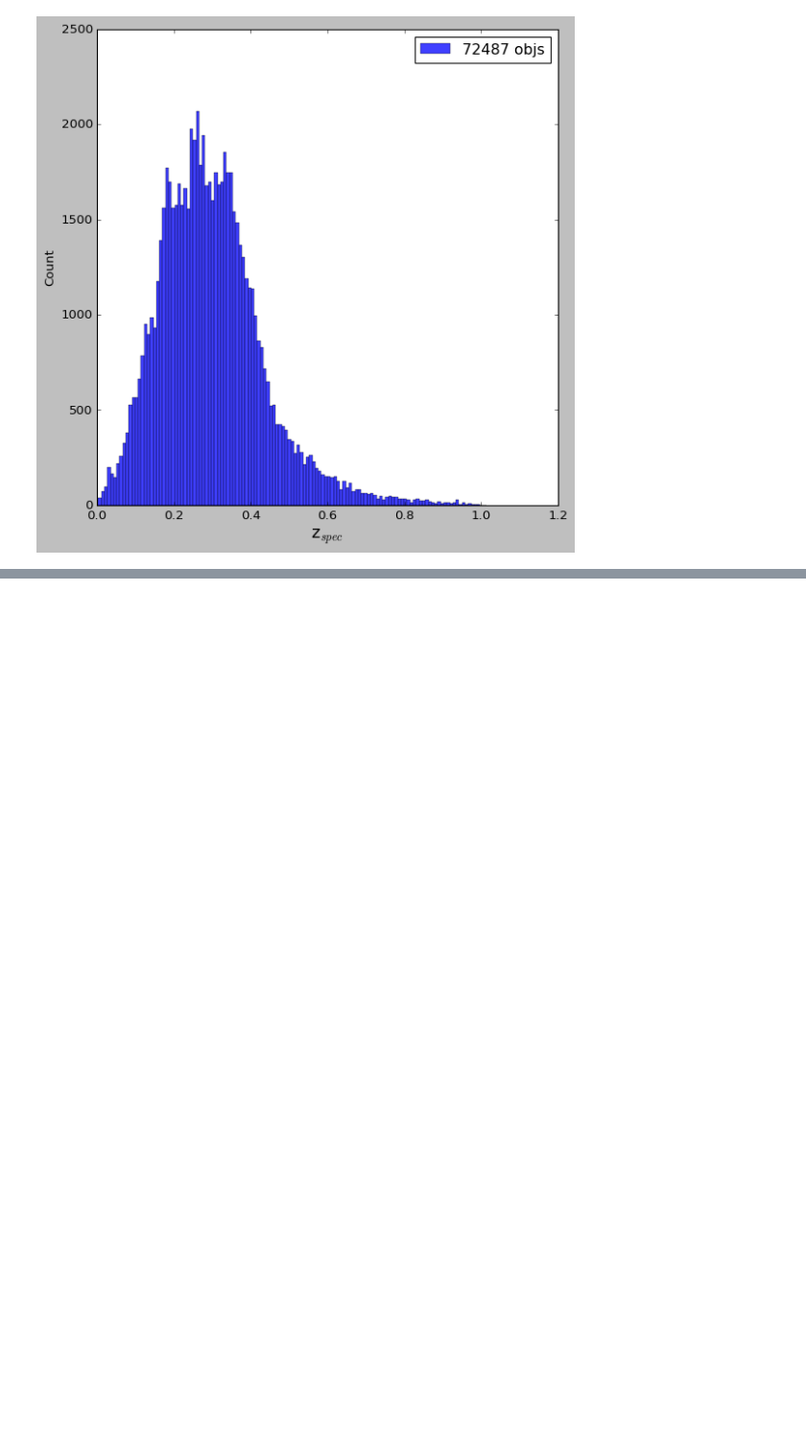
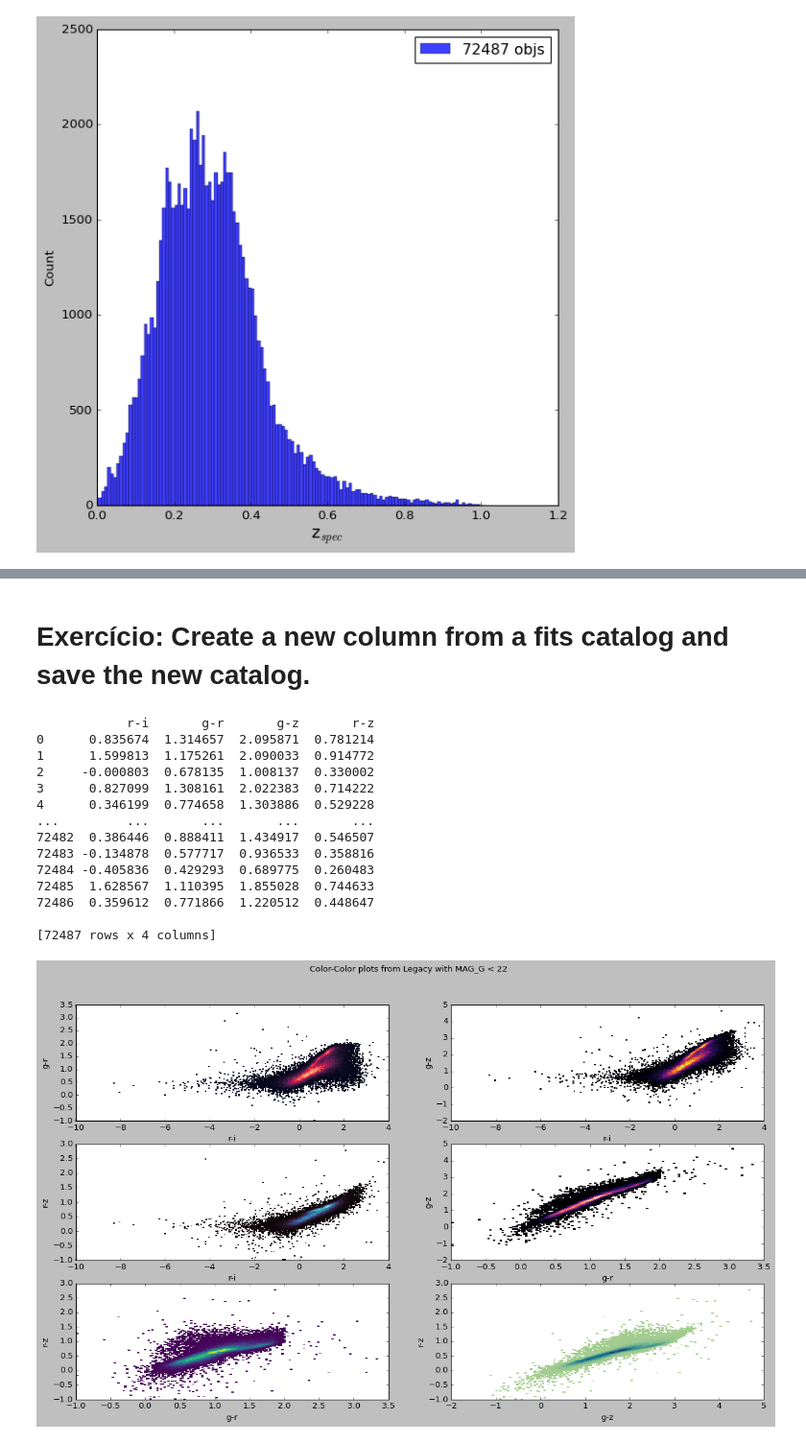
Before and after one commit to eduvaladao/aulas_bigdata_astro_CBPF, a Jupyter notebook: aula01_CBPF_BigData_LoadCatalogLegacy.ipynb, the cells around one changed output, grey strips where cells are left out. Shown: that part at 96% size. Cells and saved outputs as stored; diff of their text form; code cells hidden in the pictures; blank space fills up the shorter version.

```diff
--- a/aula01_CBPF_BigData_LoadCatalogLegacy.ipynb
+++ b/aula01_CBPF_BigData_LoadCatalogLegacy.ipynb
@@ -332,3 +332,51 @@ drive  legacy_dr8_class.fits  sample_data
 'SILO HSC_einstein_radius.gsheet'
  Termo-ultimo-experimento-v2.gsheet
  Termo-ultimo-experimento-v2.xlsx
+# %% [markdown]
+# Exercício: Create a new column from a fits catalog and save the new catalog.
+# %%
+x = rslt_df["MAG_R"].values - rslt_df["MAG_W1"].values # numpy array.
+y = rslt_df["MAG_G"].values - rslt_df["MAG_R"].values
+z = rslt_df["MAG_G"].values - rslt_df["MAG_Z"].values # new color in array form
+h = rslt_df["MAG_R"].values - rslt_df["MAG_Z"].values # new color in array form
+
+d = {'r-i': x, 'g-r': y, 'g-z': z, 'r-z': h} # dictionary of colors
+dfplot = pd.DataFrame(data=d) # dictionary to dataframe.
+print(dfplot)
+
+# color-color plots, colors (difference of magnitudes in different bands) doesn't depend on distances, directly related to a star temperature (HR diagram).
+fig, axes = plt.subplots(3, 2, figsize=(18, 10)) # ver 'https://www.geeksforgeeks.org/multi-plot-grid-in-seaborn/'
+
+fig.suptitle('Color-Color plots from Legacy with MAG_G < 22')
+
+palette1 = "rocket" # ver 'https://seaborn.pydata.org/tutorial/color_palettes.html'
+palette2 = "inferno"
+palette3 = "mako"
+palette4 = "magma"
+palette5 = "viridis"
+palette6 = "crest"
+
+seaborn.histplot(ax=axes[0, 0], data=dfplot[["r-i","g-r"]], x="r-i", y="g-r", cmap = palette1) # ver 'https://pandas.pydata.org/docs/getting_started/intro_tutorials/03_subset_data.html'
+seaborn.histplot(ax=axes[0, 1], data=dfplot[["r-i","g-z"]], x="r-i", y="g-z", cmap = palette2) # ver 'https://seaborn.pydata.org/generated/seaborn.histplot.html'
+seaborn.histplot(ax=axes[1, 0], data=dfplot[["r-i","r-z"]], x="r-i", y="r-z", cmap = palette3)
+seaborn.histplot(ax=axes[1, 1], data=dfplot[["g-r","g-z"]], x="g-r", y="g-z", cmap = palette4)
+seaborn.histplot(ax=axes[2, 0], data=dfplot[["g-r","r-z"]], x="g-r", y="r-z", cmap = palette5)
+seaborn.histplot(ax=axes[2, 1], data=dfplot[["g-z","r-z"]], x="g-z", y="r-z", cmap = palette6)
+
+plt.savefig('/content/drive/MyDrive/Plotscolorcolor_Legacy.png')
+# %% [output]
+            r-i       g-r       g-z       r-z
+0      0.835674  1.314657  2.095871  0.781214
+1      1.599813  1.175261  2.090033  0.914772
+2     -0.000803  0.678135  1.008137  0.330002
+3      0.827099  1.308161  2.022383  0.714222
+4      0.346199  0.774658  1.303886  0.529228
+...         ...       ...       ...       ...
+72482  0.386446  0.888411  1.434917  0.546507
+72483 -0.134878  0.577717  0.936533  0.358816
+72484 -0.405836  0.429293  0.689775  0.260483
+72485  1.628567  1.110395  1.855028  0.744633
+72486  0.359612  0.771866  1.220512  0.448647
+
+[72487 rows x 4 columns]
+[figure, added]
```
Also changed, not shown: parts of 11 cells of this notebook.
